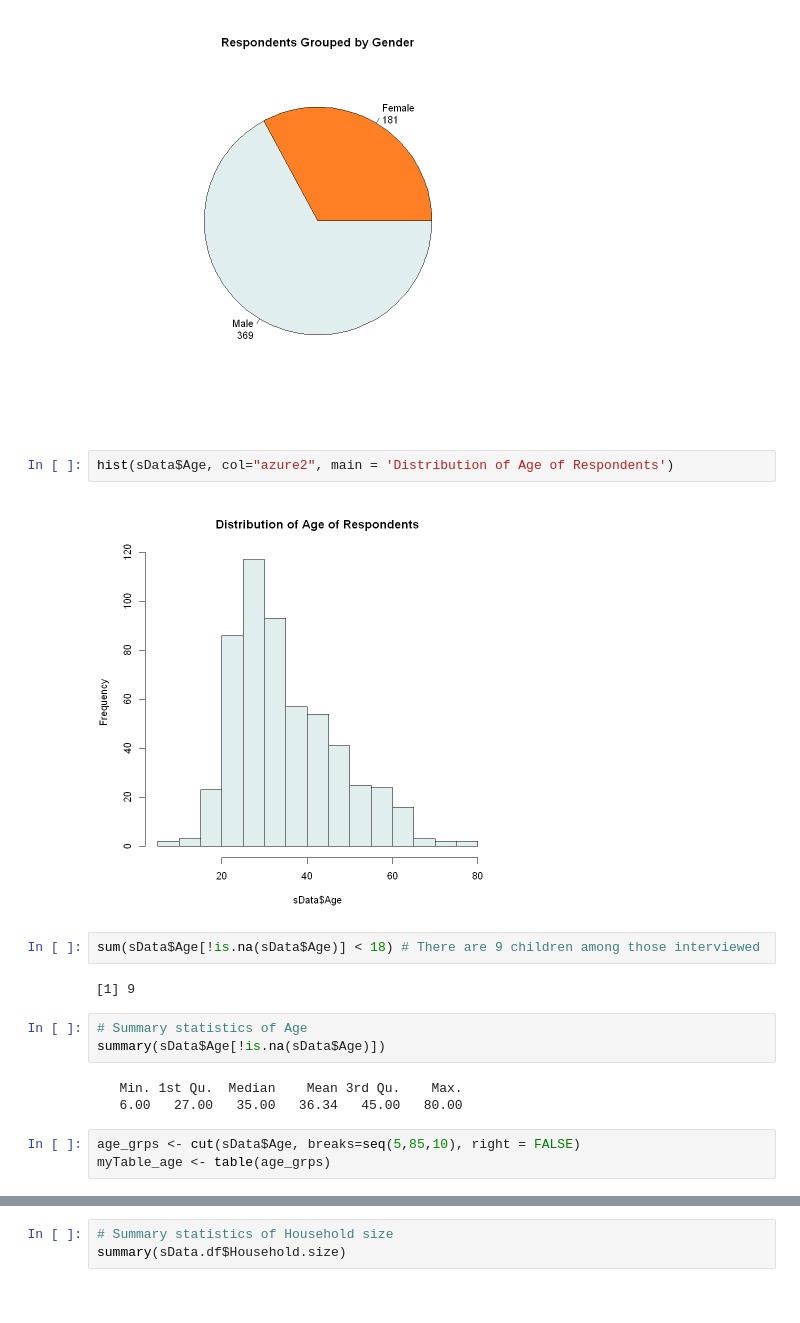
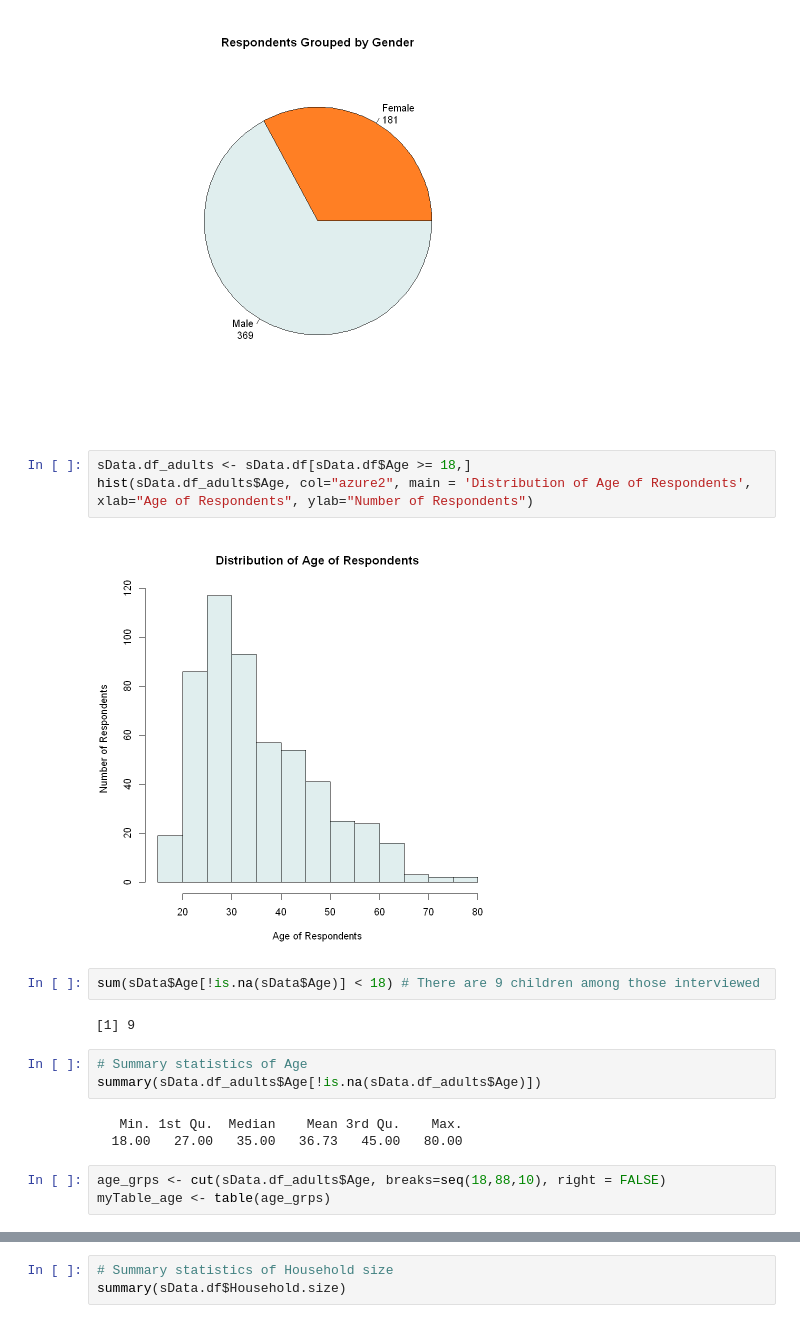
Before and after one commit to TarekDib03/Survey-Data-Analysis, a Jupyter notebook: Exploratory Data Analysis of Covid-19 Survey Data.ipynb, the cells around one changed output, grey strips where cells are left out. Cells and saved outputs as stored; diff of their text form.

```diff
--- a/Exploratory Data Analysis of Covid-19 Survey Data.ipynb
+++ b/Exploratory Data Analysis of Covid-19 Survey Data.ipynb
@@ -34,21 +39,22 @@ pie(agg_gender, labels = lbls, col=c("chocolate1", "azure2"), main="Respondents
 # %% [output]
 [figure]
 # %%
-hist(sData$Age, col="azure2", main = 'Distribution of Age of Respondents')
+sData.df_adults <- sData.df[sData.df$Age >= 18,]
+hist(sData.df_adults$Age, col="azure2", main = 'Distribution of Age of Respondents', xlab="Age of Respondents", ylab="Number of Respondents")
 # %% [output]
-[figure, old version]
+[figure, new version]
 # %%
 sum(sData$Age[!is.na(sData$Age)] < 18) # There are 9 children among those interviewed
 # %% [output]
 [1] 9
 # %%
 # Summary statistics of Age
-summary(sData$Age[!is.na(sData$Age)])
+summary(sData.df_adults$Age[!is.na(sData.df_adults$Age)])
 # %% [output]
    Min. 1st Qu.  Median    Mean 3rd Qu.    Max.
-   6.00   27.00   35.00   36.34   45.00   80.00
+  18.00   27.00   35.00   36.73   45.00   80.00
 # %%
-age_grps <- cut(sData$Age, breaks=seq(5,85,10), right = FALSE)
+age_grps <- cut(sData.df_adults$Age, breaks=seq(18,88,10), right = FALSE)
 myTable_age <- table(age_grps)
 # %%
 barplot(myTable_age, col="azure2", main = "Ages of Respondents")
```
Also changed, not shown: parts of 22 cells of this notebook.
